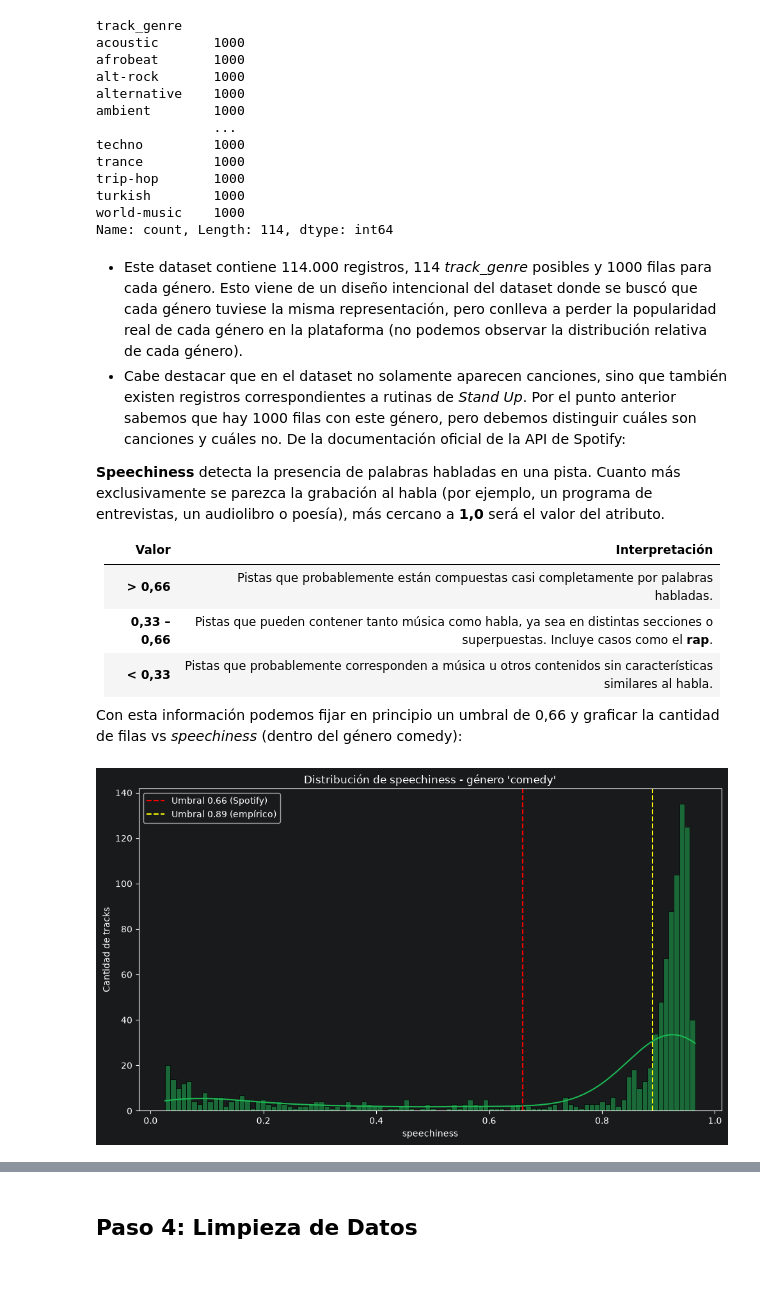
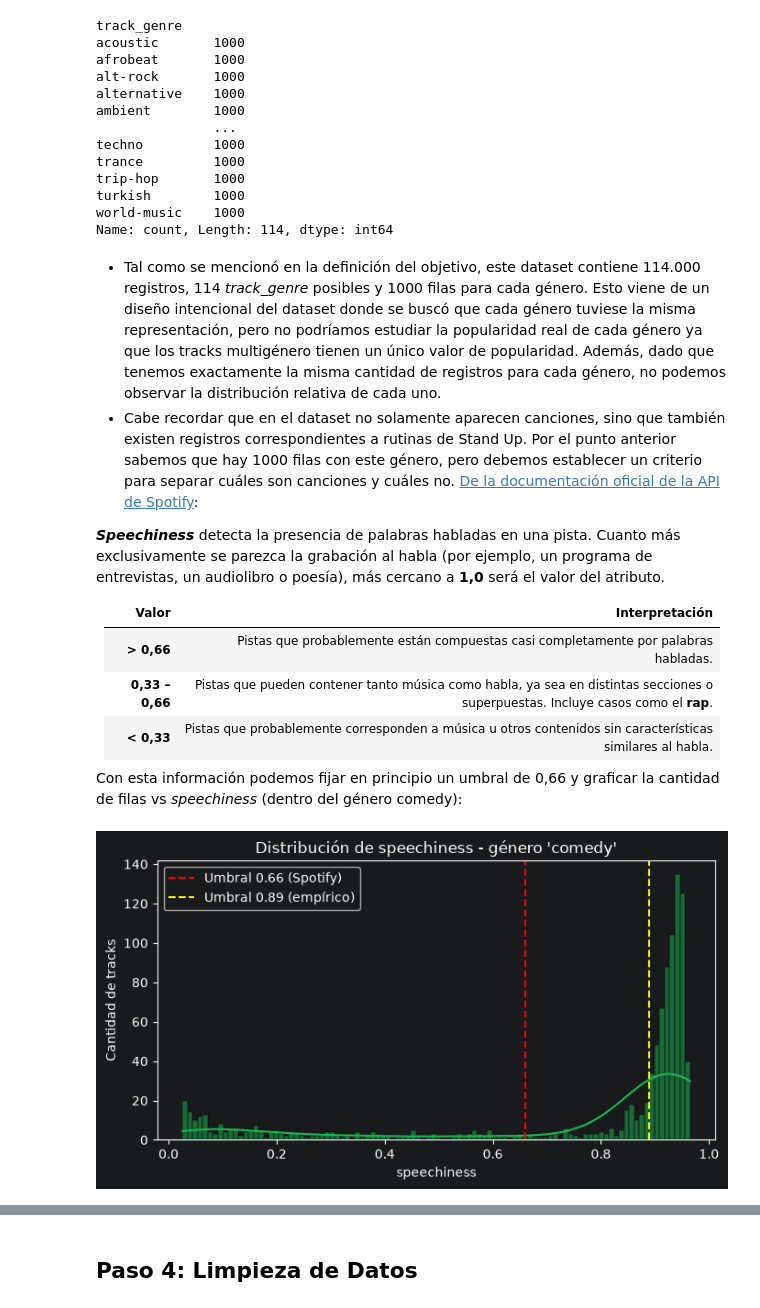
Before and after one commit to ArthurMartinezUcu/Ucu_diploma_python, a Jupyter notebook: notebooks/notebook.ipynb, the cells around one changed output, grey strips where cells are left out. Saved outputs shown, nothing was run; the diff lists cells and outputs as text; code cells hidden in the pictures; blank space fills up the shorter version.

Commit message:
Desarrollo del objetivo y del EDA por genre y género comedy

```diff
--- a/notebooks/notebook.ipynb
+++ b/notebooks/notebook.ipynb
@@ -211,11 +211,11 @@ turkish        1000
 world-music    1000
 Name: count, Length: 114, dtype: int64
 # %% [markdown]
-* Este dataset contiene 114.000 registros, 114 _track_genre_ posibles y 1000 filas para cada género. Esto viene de un diseño intencional del dataset donde se buscó que cada género tuviese la misma representación, pero conlleva a perder la popularidad real de cada género en la plataforma (no podemos observar la distribución relativa de cada género).
-* Cabe destacar que en el dataset no solamente aparecen canciones, sino que también existen registros correspondientes a rutinas de _Stand Up_. Por el punto anterior sabemos que hay 1000 filas con este género, pero debemos distinguir cuáles son canciones y cuáles no.
-    De la documentación oficial de la API de Spotify:
+* Tal como se mencionó en la definición del objetivo, este dataset contiene 114.000 registros, 114 _track_genre_ posibles y 1000 filas para cada género. Esto viene de un diseño intencional del dataset donde se buscó que cada género tuviese la misma representación, pero no podríamos estudiar la popularidad real de cada género ya que los tracks multigénero tienen un único valor de popularidad. Además, dado que tenemos exactamente la misma cantidad de registros para cada género, no podemos observar la distribución relativa de cada uno.
+* Cabe recordar que en el dataset no solamente aparecen canciones, sino que también existen registros correspondientes a rutinas de Stand Up. Por el punto anterior sabemos que hay 1000 filas con este género, pero debemos establecer un criterio para separar cuáles son canciones y cuáles no.
+    [De la documentación oficial de la API de Spotify](https://developer.spotify.com/documentation/web-api/reference/get-audio-features):
 
-**Speechiness** detecta la presencia de palabras habladas en una pista. Cuanto más exclusivamente se parezca la grabación al habla (por ejemplo, un programa de entrevistas, un audiolibro o poesía), más cercano a **1,0** será el valor del atributo.
+**_Speechiness_** detecta la presencia de palabras habladas en una pista. Cuanto más exclusivamente se parezca la grabación al habla (por ejemplo, un programa de entrevistas, un audiolibro o poesía), más cercano a **1,0** será el valor del atributo.
 
 | Valor           | Interpretación                                                                                                                   |
 | --------------- | -------------------------------------------------------------------------------------------------------------------------------- |
@@ -226,16 +226,16 @@ Name: count, Length: 114, dtype: int64
 Con esta información podemos fijar en principio un umbral de 0,66 y graficar la cantidad de filas vs _speechiness_ (dentro del género comedy):
 # %%
 comedy = df[df["track_genre"] == "comedy"]
-fig, ax = plt.subplots(figsize=(10, 6))
+fig, ax = plt.subplots(figsize=(7, 4))
 sns.histplot(comedy["speechiness"], bins=100, kde=True, color="#1DB954", ax=ax)
 ax.axvline(0.66, color="red", linestyle="--", label="Umbral 0.66 (Spotify)")
 ax.axvline(0.89, color="yellow", linestyle="--", label="Umbral 0.89 (empírico)")
 ax.set_title("Distribución de speechiness - género 'comedy'")
 ax.set_xlabel("speechiness")
 ax.set_ylabel("Cantidad de tracks")
 ax.legend()
 plt.tight_layout()
 plt.show()
 # %% [output]
-[figure, old version]
+[figure, new version]
 # %% [markdown]
```
Also changed, not shown: parts of 11 cells of this notebook.
